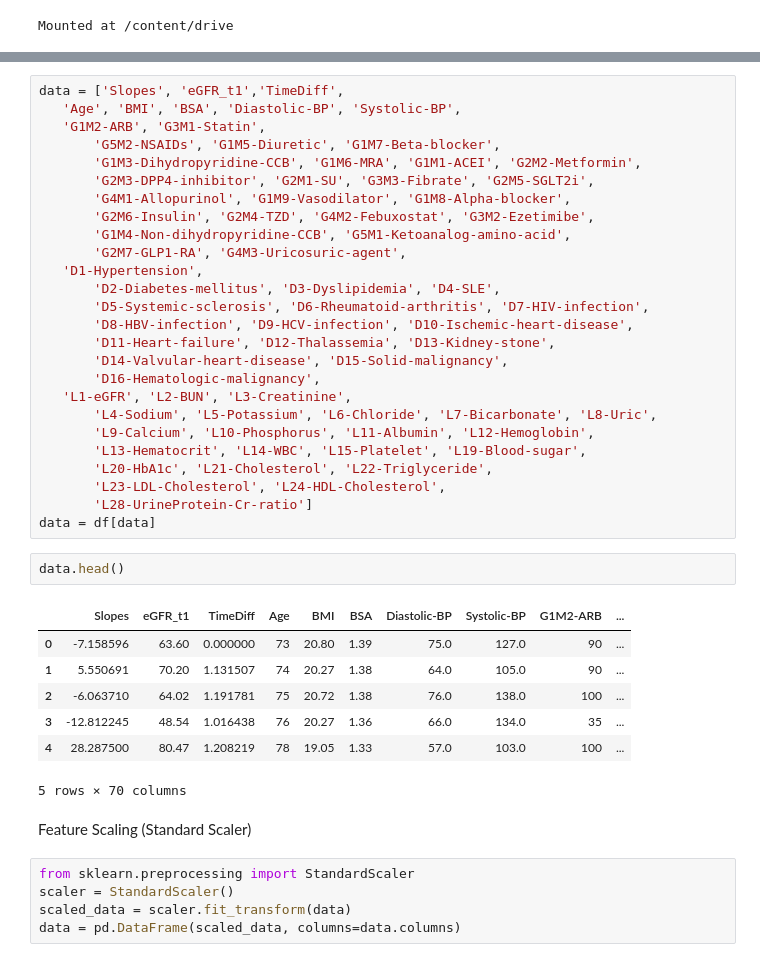
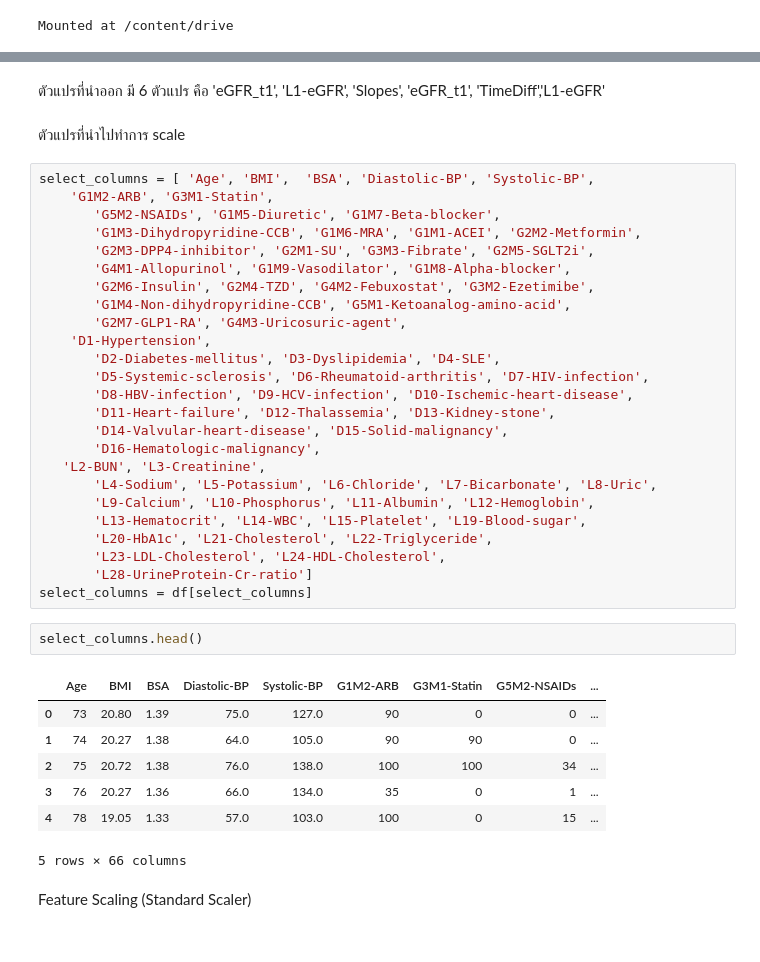
Before and after one commit to Aomaphisara/ULckdresearch2023, a Jupyter notebook: K_means_Clustering.ipynb, the cells around one changed output, grey strips where cells are left out. Drawn from its saved outputs; the diff is of its cells as text.

```diff
--- a/K_means_Clustering.ipynb
+++ b/K_means_Clustering.ipynb
@@ -11,7 +24,10 @@ df = pd.read_csv("/content/drive/MyDrive/ckd/data.csv")
+# %% [markdown]
+ตัวแปรที่นำออก มี 6 ตัวแปร คือ  'eGFR_t1', 'L1-eGFR', 'Slopes', 'eGFR_t1', 'TimeDiff','L1-eGFR'
+# %% [markdown]
+ตัวแปรที่นำไปทำการ scale
 # %%
-data = ['Slopes', 'eGFR_t1','TimeDiff',
-   'Age', 'BMI', 'BSA', 'Diastolic-BP', 'Systolic-BP',
-   'G1M2-ARB', 'G3M1-Statin',
+select_columns = [ 'Age', 'BMI',  'BSA', 'Diastolic-BP', 'Systolic-BP',
+    'G1M2-ARB', 'G3M1-Statin',
        'G5M2-NSAIDs', 'G1M5-Diuretic', 'G1M7-Beta-blocker',
        'G1M3-Dihydropyridine-CCB', 'G1M6-MRA', 'G1M1-ACEI', 'G2M2-Metformin',
        'G2M3-DPP4-inhibitor', 'G2M1-SU', 'G3M3-Fibrate', 'G2M5-SGLT2i',
@@ -19,35 +35,30 @@ data = ['Slopes', 'eGFR_t1','TimeDiff',
        'G2M6-Insulin', 'G2M4-TZD', 'G4M2-Febuxostat', 'G3M2-Ezetimibe',
        'G1M4-Non-dihydropyridine-CCB', 'G5M1-Ketoanalog-amino-acid',
        'G2M7-GLP1-RA', 'G4M3-Uricosuric-agent',
-   'D1-Hypertension',
+    'D1-Hypertension',
        'D2-Diabetes-mellitus', 'D3-Dyslipidemia', 'D4-SLE',
        'D5-Systemic-sclerosis', 'D6-Rheumatoid-arthritis', 'D7-HIV-infection',
        'D8-HBV-infection', 'D9-HCV-infection', 'D10-Ischemic-heart-disease',
        'D11-Heart-failure', 'D12-Thalassemia', 'D13-Kidney-stone',
        'D14-Valvular-heart-disease', 'D15-Solid-malignancy',
        'D16-Hematologic-malignancy',
-   'L1-eGFR', 'L2-BUN', 'L3-Creatinine',
+   'L2-BUN', 'L3-Creatinine',
        'L4-Sodium', 'L5-Potassium', 'L6-Chloride', 'L7-Bicarbonate', 'L8-Uric',
        'L9-Calcium', 'L10-Phosphorus', 'L11-Albumin', 'L12-Hemoglobin',
        'L13-Hematocrit', 'L14-WBC', 'L15-Platelet', 'L19-Blood-sugar',
        'L20-HbA1c', 'L21-Cholesterol', 'L22-Triglyceride',
        'L23-LDL-Cholesterol', 'L24-HDL-Cholesterol',
        'L28-UrineProtein-Cr-ratio']
-data = df[data]
+select_columns = df[select_columns]
 # %%
-data.head()
+select_columns.head()
 # %% [output]
-|  | Slopes | eGFR_t1 | TimeDiff | Age | BMI | BSA | Diastolic-BP | Systolic-BP | G1M2-ARB | ... |
-| 0 | -7.158596 | 63.60 | 0.000000 | 73 | 20.80 | 1.39 | 75.0 | 127.0 | 90 | ... |
-| 1 | 5.550691 | 70.20 | 1.131507 | 74 | 20.27 | 1.38 | 64.0 | 105.0 | 90 | ... |
-| 2 | -6.063710 | 64.02 | 1.191781 | 75 | 20.72 | 1.38 | 76.0 | 138.0 | 100 | ... |
-| 3 | -12.812245 | 48.54 | 1.016438 | 76 | 20.27 | 1.36 | 66.0 | 134.0 | 35 | ... |
-| 4 | 28.287500 | 80.47 | 1.208219 | 78 | 19.05 | 1.33 | 57.0 | 103.0 | 100 | ... |
+|  | Age | BMI | BSA | Diastolic-BP | Systolic-BP | G1M2-ARB | G3M1-Statin | G5M2-NSAIDs | ... |
+| 0 | 73 | 20.80 | 1.39 | 75.0 | 127.0 | 90 | 0 | 0 | ... |
+| 1 | 74 | 20.27 | 1.38 | 64.0 | 105.0 | 90 | 90 | 0 | ... |
+| 2 | 75 | 20.72 | 1.38 | 76.0 | 138.0 | 100 | 100 | 34 | ... |
+| 3 | 76 | 20.27 | 1.36 | 66.0 | 134.0 | 35 | 0 | 1 | ... |
+| 4 | 78 | 19.05 | 1.33 | 57.0 | 103.0 | 100 | 0 | 15 | ... |
-5 rows × 70 columns
+5 rows × 66 columns
 # %% [markdown]
 Feature Scaling (Standard Scaler)
-# %%
-from sklearn.preprocessing import StandardScaler
-scaler = StandardScaler()
-scaled_data = scaler.fit_transform(data)
-data = pd.DataFrame(scaled_data, columns=data.columns)
```
Also changed, not shown: parts of 37 cells of this notebook.
